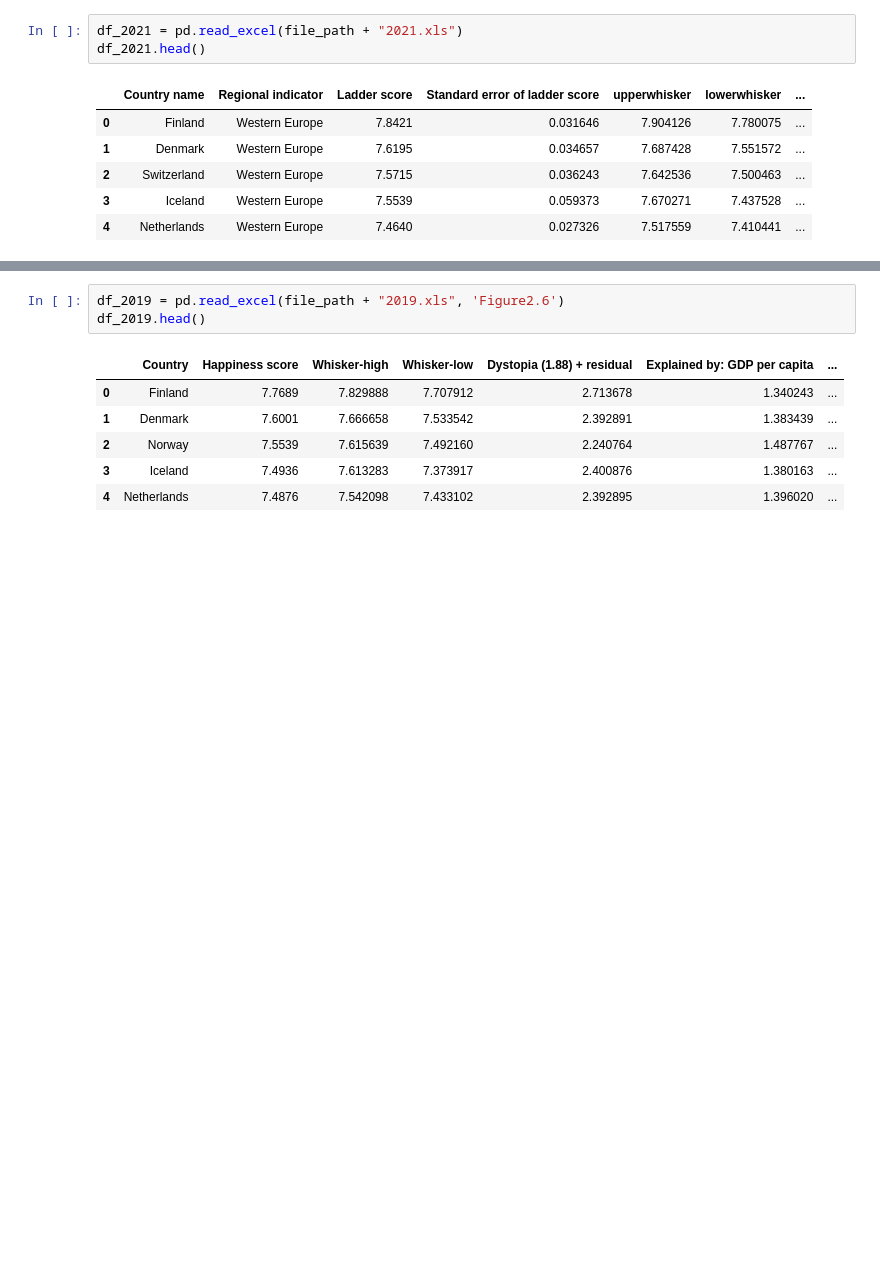
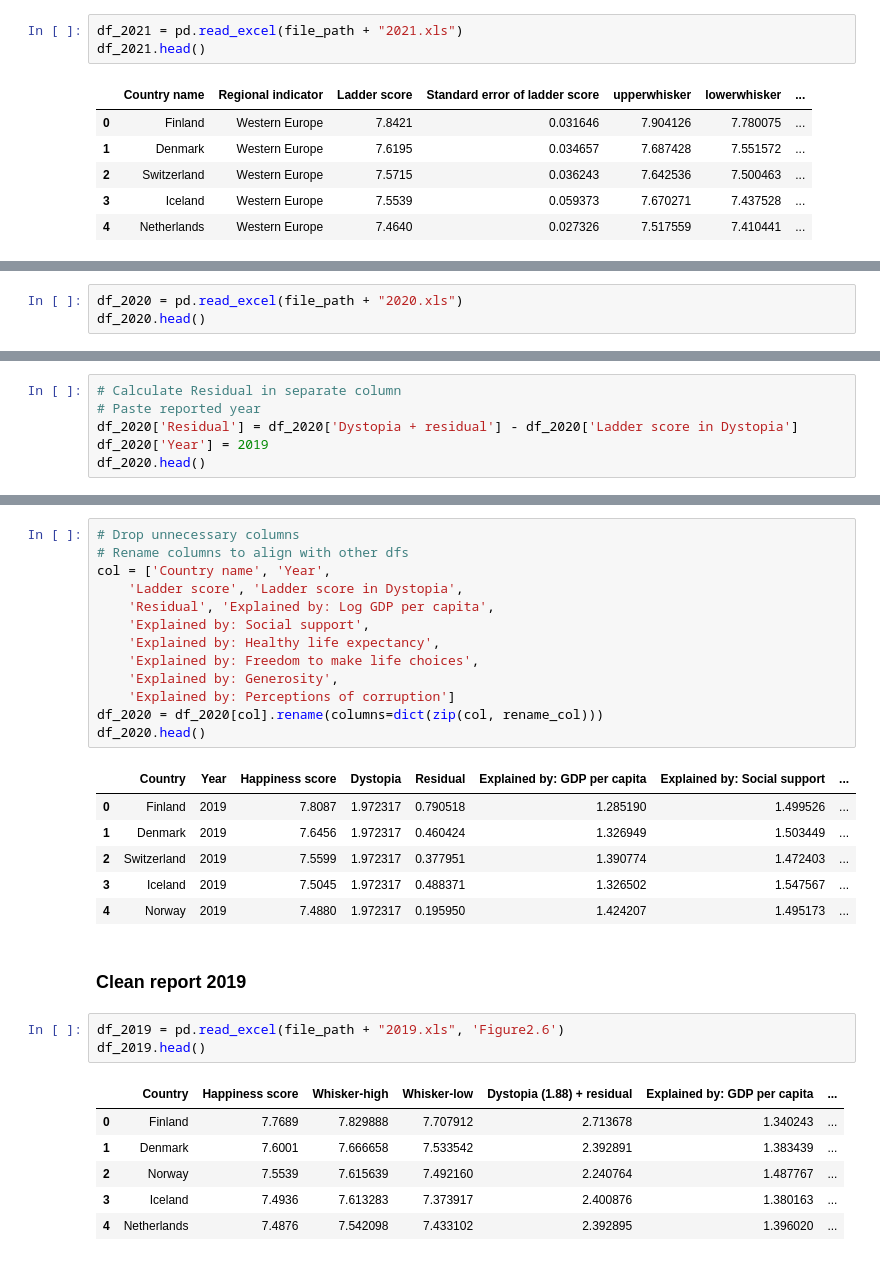
Before and after one commit to angkohtenko/World_Happiness_Report, a Jupyter notebook: Clean_data.ipynb, the cells around one changed output, grey strips where cells are left out. Drawn from its saved outputs; the diff is of its cells as text; blank space fills up the shorter version.

```diff
--- a/Clean_data.ipynb
+++ b/Clean_data.ipynb
@@ -26,0 +150,3 @@ df_2021.head()
+# %%
+df_2020 = pd.read_excel(file_path + "2020.xls")
+df_2020.head()
@@ -26,0 +180,6 @@ df_2021.head()
+# %%
+# Calculate Residual in separate column
+# Paste reported year
+df_2020['Residual'] = df_2020['Dystopia + residual'] - df_2020['Ladder score in Dystopia']
+df_2020['Year'] = 2019
+df_2020.head()
@@ -27,3 +194,25 @@ df_2021.head()
+# %%
+# Drop unnecessary columns
+# Rename columns to align with other dfs
+col = ['Country name', 'Year',
+    'Ladder score', 'Ladder score in Dystopia',
+    'Residual', 'Explained by: Log GDP per capita',
+    'Explained by: Social support',
+    'Explained by: Healthy life expectancy',
+    'Explained by: Freedom to make life choices',
+    'Explained by: Generosity',
+    'Explained by: Perceptions of corruption']
+df_2020 = df_2020[col].rename(columns=dict(zip(col, rename_col)))
+df_2020.head()
+# %% [output]
+|  | Country | Year | Happiness score | Dystopia | Residual | Explained by: GDP per capita | Explained by: Social support | ... |
+| 0 | Finland | 2019 | 7.8087 | 1.972317 | 0.790518 | 1.285190 | 1.499526 | ... |
+| 1 | Denmark | 2019 | 7.6456 | 1.972317 | 0.460424 | 1.326949 | 1.503449 | ... |
+| 2 | Switzerland | 2019 | 7.5599 | 1.972317 | 0.377951 | 1.390774 | 1.472403 | ... |
+| 3 | Iceland | 2019 | 7.5045 | 1.972317 | 0.488371 | 1.326502 | 1.547567 | ... |
+| 4 | Norway | 2019 | 7.4880 | 1.972317 | 0.195950 | 1.424207 | 1.495173 | ... |
+# %% [markdown]
+### Clean report 2019
 # %%
 df_2019 = pd.read_excel(file_path + "2019.xls", 'Figure2.6')
 df_2019.head()
```
Also changed, not shown: parts of 50 cells of this notebook, 1 other file.
